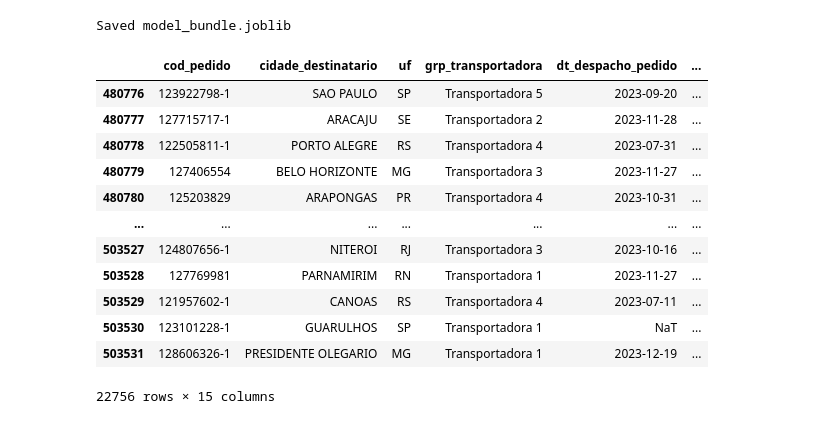
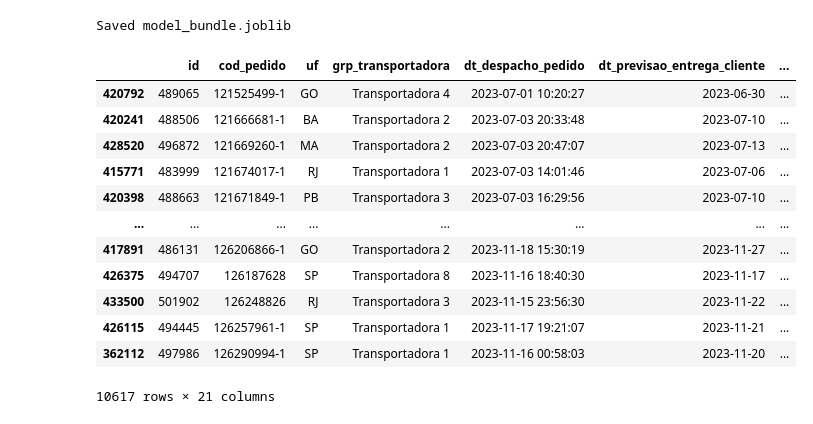
Before and after one commit to tashima42/user-experience-ciencia-de-dados, a Jupyter notebook: trabalho3.ipynb, the cells around one changed output. Cells and saved outputs as stored; diff of their text form; code cells hidden in the pictures.

```diff
--- a/trabalho3.ipynb
+++ b/trabalho3.ipynb
@@ -2,6 +2,11 @@
 # User Experience para ciência de dados
 Previsão de atrasos em pedidos.
 # %%
+%load_ext autoreload
+%reload_ext autoreload
+%autoreload 2
+
 import pandas as pd
 
-df = pd.read_csv('data/amostra.csv')
+# Importar lógica de preparação de dados existente
+from data_preparation_final import load_and_clean_data
@@ -8,2 +46,9 @@ df = pd.read_csv('data/amostra.csv')
 # %% [markdown]
 ## Limpeza e tratamento de dados
+# %%
+# 1. Carregar e Limpar
+input_file = "pedidos_logistica.parquet"
+df = load_and_clean_data(input_file, drop_ids=False)
+
+if df is not None:
+    df = prepare_data_for_lgbm(df)
@@ -110,18 +221,24 @@ selected_features = [
     'tp_praca',
     'des_unidade_negocio',
     'des_cd_origem',
-    # 'dias_gastos_cd',
-    # 'dias_restantes_prazo',
 ]
 
-available_features = [col for col in selected_features if col in df.columns]
-missing_features = [col for col in selected_features if col not in df.columns]
+# 1. Divisão Temporal 70/30
+df = df.sort_values('dt_criacao')
+split_idx = int(len(df) * 0.7)
+# df de treinamento e avaliação do modelo
+train_test_data = df.iloc[:split_idx].copy()
+# df para simulação (dados não conhecidos pelo modelo)
+holdout_data = df.iloc[split_idx:].copy()
+
+available_features = [col for col in selected_features if col in train_test_data.columns]
+missing_features = [col for col in selected_features if col not in train_test_data.columns]
 
 if missing_features:
     print('Missing columns (ignored):', missing_features)
 
-X = df[available_features].copy()
-y = df['tp_performance_entrega']
+X = train_test_data[available_features].copy()
+y = train_test_data['tp_performance_entrega']
 
 # Remove rows with missing target
 valid_mask = y.notna()
@@ -133,6 +250,7 @@ date_cols = ['dt_previsao_entrega_cliente', 'dt_criacao', 'dt_pagamento_pedido']
 for col in [c for c in date_cols if c in X.columns]:
     X[col] = pd.to_datetime(X[col], errors='coerce')
     X[col] = X[col].map(lambda x: x.toordinal() if pd.notna(x) else np.nan).astype('float32')
+print(X[col])
 
 # Encode requested categorical columns as numeric codes
 categorical_cols = [
@@ -279,18 +397,19 @@ print("Saved model_bundle.joblib")
 # %% [output]
 Saved model_bundle.joblib
 # %%
-df[df['tp_performance_entrega'] == 0]
+train_test_data[train_test_data['tp_performance_entrega'] == 0]
+# len(train_test_data)
 # %% [output]
-|  | cod_pedido | cidade_destinatario | uf | grp_transportadora | dt_despacho_pedido | ... |
-| 480776 | 123922798-1 | SAO PAULO | SP | Transportadora 5 | 2023-09-20 | ... |
-| 480777 | 127715717-1 | ARACAJU | SE | Transportadora 2 | 2023-11-28 | ... |
-| 480778 | 122505811-1 | PORTO ALEGRE | RS | Transportadora 4 | 2023-07-31 | ... |
-| 480779 | 127406554 | BELO HORIZONTE | MG | Transportadora 3 | 2023-11-27 | ... |
-| 480780 | 125203829 | ARAPONGAS | PR | Transportadora 4 | 2023-10-31 | ... |
-| ... | ... | ... | ... | ... | ... | ... |
-| 503527 | 124807656-1 | NITEROI | RJ | Transportadora 3 | 2023-10-16 | ... |
-| 503528 | 127769981 | PARNAMIRIM | RN | Transportadora 1 | 2023-11-27 | ... |
-| 503529 | 121957602-1 | CANOAS | RS | Transportadora 4 | 2023-07-11 | ... |
-| 503530 | 123101228-1 | GUARULHOS | SP | Transportadora 1 | NaT | ... |
-| 503531 | 128606326-1 | PRESIDENTE OLEGARIO | MG | Transportadora 1 | 2023-12-19 | ... |
+|  | id | cod_pedido | uf | grp_transportadora | dt_despacho_pedido | dt_previsao_entrega_cliente | ... |
+| 420792 | 489065 | 121525499-1 | GO | Transportadora 4 | 2023-07-01 10:20:27 | 2023-06-30 | ... |
+| 420241 | 488506 | 121666681-1 | BA | Transportadora 2 | 2023-07-03 20:33:48 | 2023-07-10 | ... |
+| 428520 | 496872 | 121669260-1 | MA | Transportadora 2 | 2023-07-03 20:47:07 | 2023-07-13 | ... |
+| 415771 | 483999 | 121674017-1 | RJ | Transportadora 1 | 2023-07-03 14:01:46 | 2023-07-06 | ... |
+| 420398 | 488663 | 121671849-1 | PB | Transportadora 3 | 2023-07-03 16:29:56 | 2023-07-10 | ... |
+| ... | ... | ... | ... | ... | ... | ... | ... |
+| 417891 | 486131 | 126206866-1 | GO | Transportadora 2 | 2023-11-18 15:30:19 | 2023-11-27 | ... |
+| 426375 | 494707 | 126187628 | SP | Transportadora 8 | 2023-11-16 18:40:30 | 2023-11-17 | ... |
+| 433500 | 501902 | 126248826 | RJ | Transportadora 3 | 2023-11-15 23:56:30 | 2023-11-22 | ... |
+| 426115 | 494445 | 126257961-1 | SP | Transportadora 1 | 2023-11-17 19:21:07 | 2023-11-21 | ... |
+| 362112 | 497986 | 126290994-1 | SP | Transportadora 1 | 2023-11-16 00:58:03 | 2023-11-20 | ... |
-22756 rows × 15 columns
+10617 rows × 21 columns
```
Also changed, not shown: parts of 8 cells of this notebook, 3 other files.
